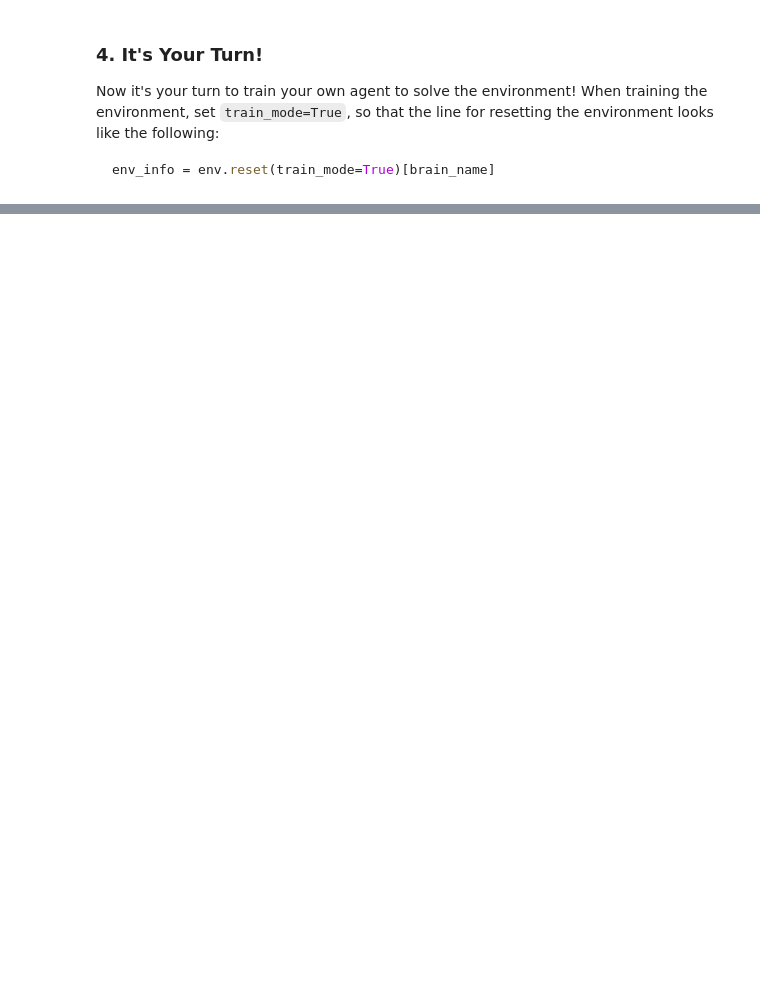
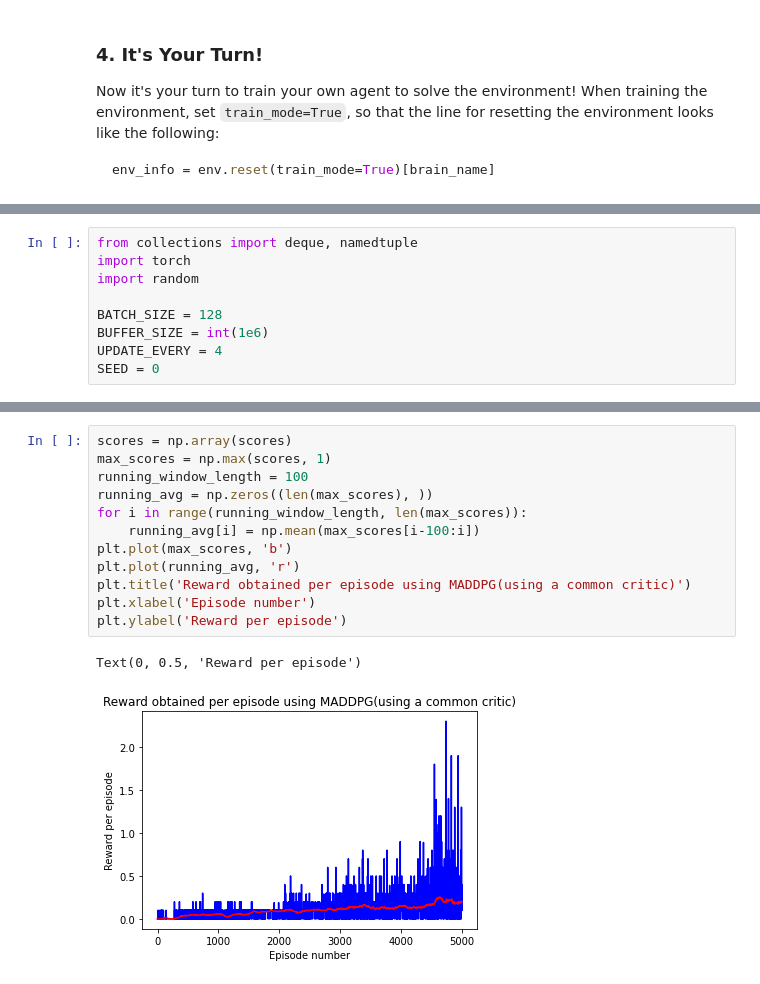
Before and after one commit to Bhuvans/Udacity_DeepRL_ND, a Jupyter notebook: p3_collab-compet/Tennis.ipynb, the cells around one changed output, grey strips where cells are left out. Saved outputs shown, nothing was run; the diff lists cells and outputs as text; blank space fills up the shorter version.

```diff
--- a/p3_collab-compet/Tennis.ipynb
+++ b/p3_collab-compet/Tennis.ipynb
@@ -130,0 +81,9 @@ import torch
+# %%
+from collections import deque, namedtuple
+import torch
+import random
+
+BATCH_SIZE = 128
+BUFFER_SIZE = int(1e6)
+UPDATE_EVERY = 4
+SEED = 0
@@ -173,0 +304,15 @@ Episode 99       Average score: -0.00
+# %%
+scores = np.array(scores)
+max_scores = np.max(scores, 1)
+running_window_length = 100
+running_avg = np.zeros((len(max_scores), ))
+for i in range(running_window_length, len(max_scores)):
+    running_avg[i] = np.mean(max_scores[i-100:i])
+plt.plot(max_scores, 'b')
+plt.plot(running_avg, 'r')
+plt.title('Reward obtained per episode using MADDPG(using a common critic)')
+plt.xlabel('Episode number')
+plt.ylabel('Reward per episode')
+# %% [output]
+Text(0, 0.5, 'Reward per episode')
+[figure, added]
```
Also changed, not shown: parts of 16 cells of this notebook, 26 other files.
